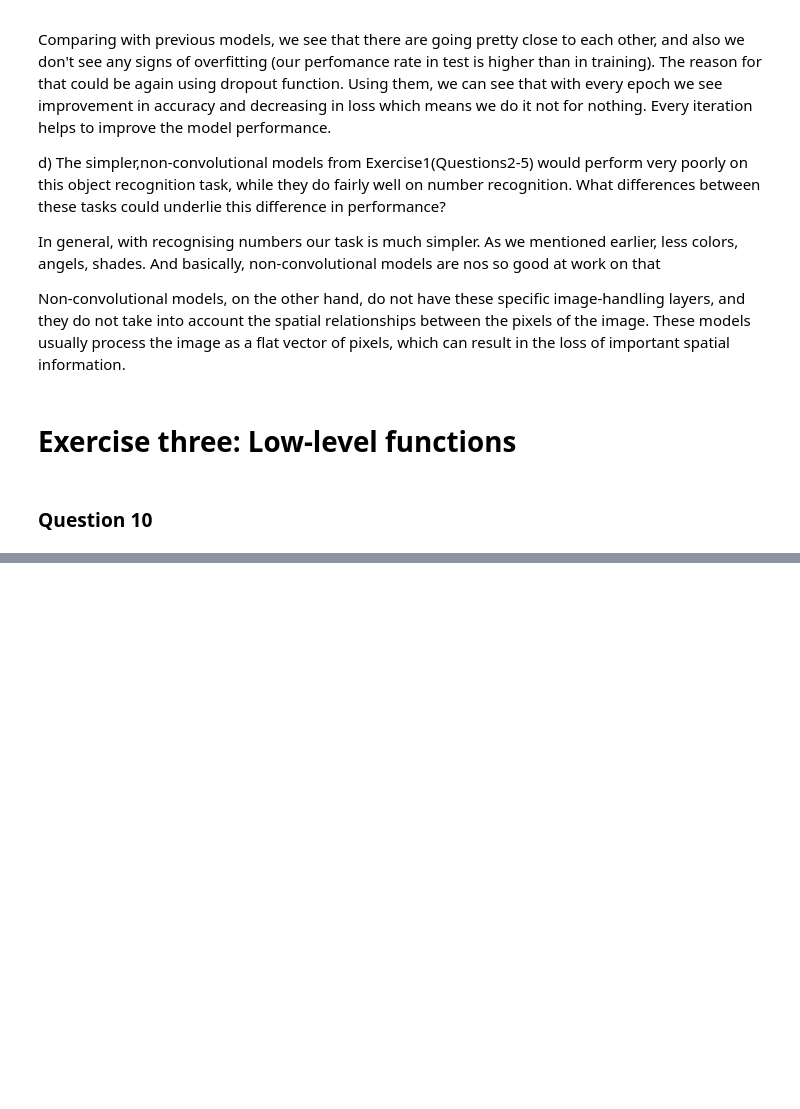
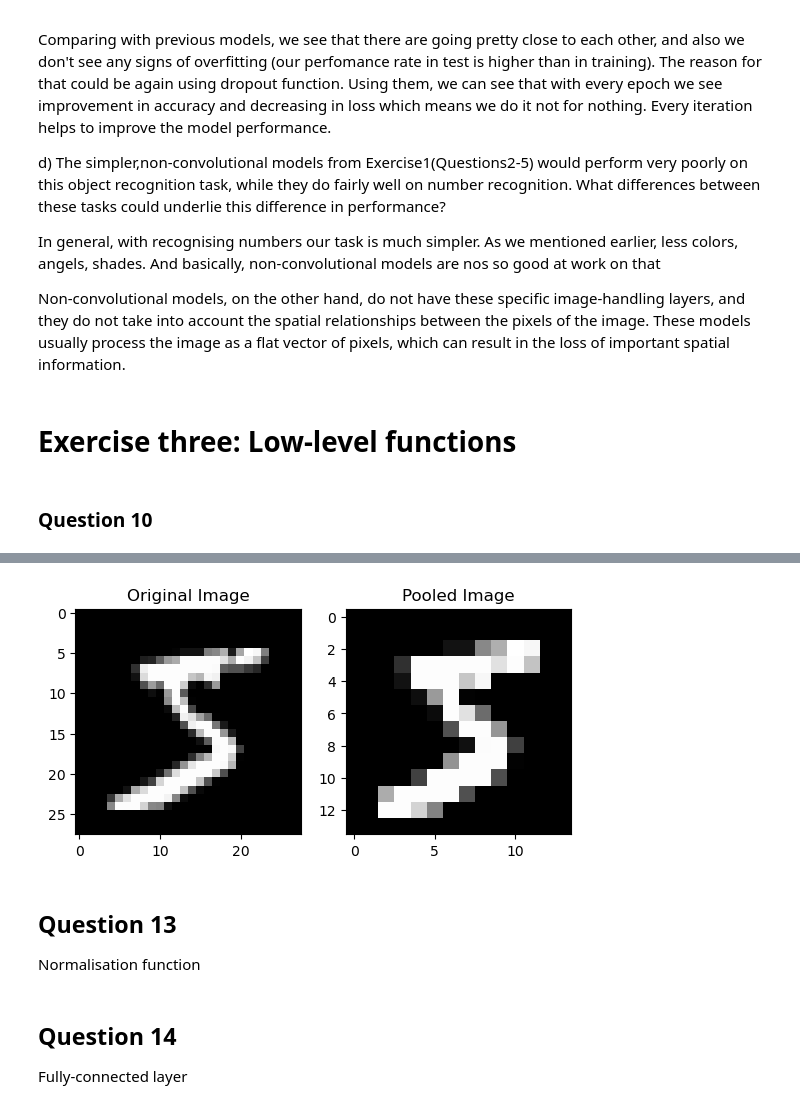
Before and after one commit to aleibz98/Human_Networks, a Jupyter notebook: HN_1_kate.ipynb, the cells around one changed output, grey strips where cells are left out. Saved outputs shown, nothing was run; the diff lists cells and outputs as text; code cells hidden in the pictures; blank space fills up the shorter version.

```diff
--- a/HN_1_kate.ipynb
+++ b/HN_1_kate.ipynb
@@ -670,0 +750,44 @@ Also include an example input image (for example from the mnist set) and the sam
+# %%
+import numpy as np
+
+def max_pool(image, kernel=2):
+    # Get the size of the input image
+    height, width = image.shape
+
+    # Determine the size of the output after max pooling
+    out_height, out_width = height // kernel, width // kernel
+
+    # Initialize the output image
+    output = np.zeros((out_height, out_width))
+
+    # Apply max pooling with kernel x kernel kernel
+    for y in range(out_height):
+        for x in range(out_width):
+            # Get the kernel x kernel patch in the input image
+            patch = image[kernel*y:kernel*y+kernel, kernel*x:kernel*x+kernel]
+
+            # Compute the maximum value in the patch
+            max_val = np.amax(patch)
+
+            # Assign the maximum value to the output
+            output[y, x] = max_val
+
+    return output
+# %%
+pooled_image = max_pool(relu_image)
+
+# Plot the original and pooled images
+plt.subplot(1, 2, 1)
+plt.imshow(img, cmap='gray')
+plt.title('Original Image')
+
+plt.subplot(1, 2, 2)
+plt.imshow(pooled_image, cmap='gray')
+plt.title('Pooled Image')
+
+plt.show()
+# %% [output]
+[figure, added]
+# %% [markdown]
+## Question 13
+Normalisation function
@@ -670,0 +806,3 @@ Also include an example input image (for example from the mnist set) and the sam
+# %% [markdown]
+## Question 14
+Fully-connected layer
```
Also changed, not shown: parts of 18 cells of this notebook.
